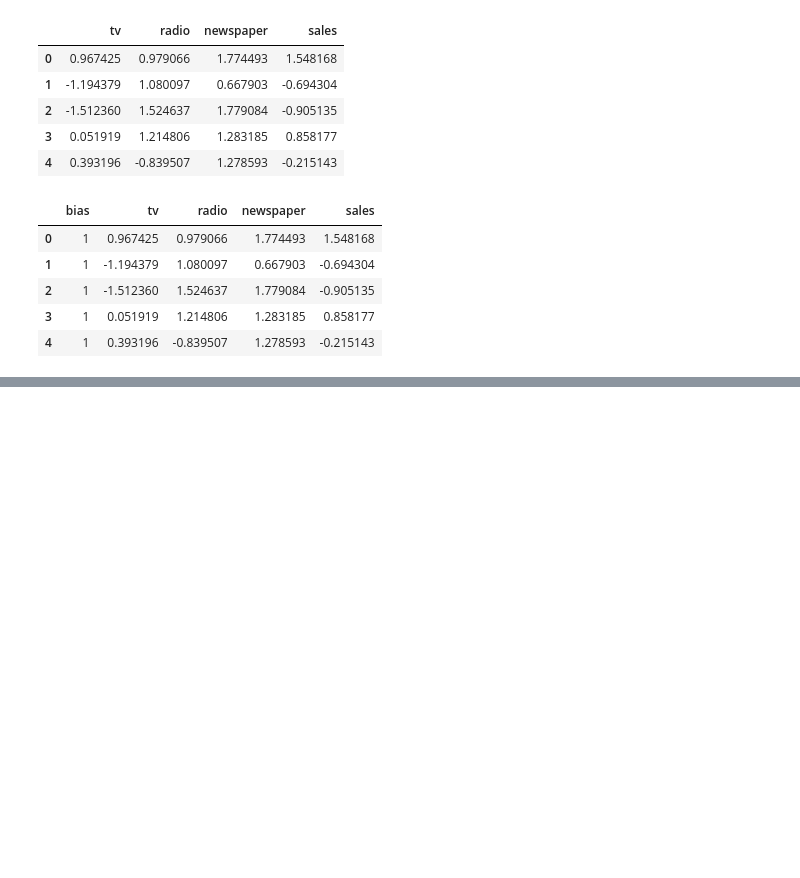
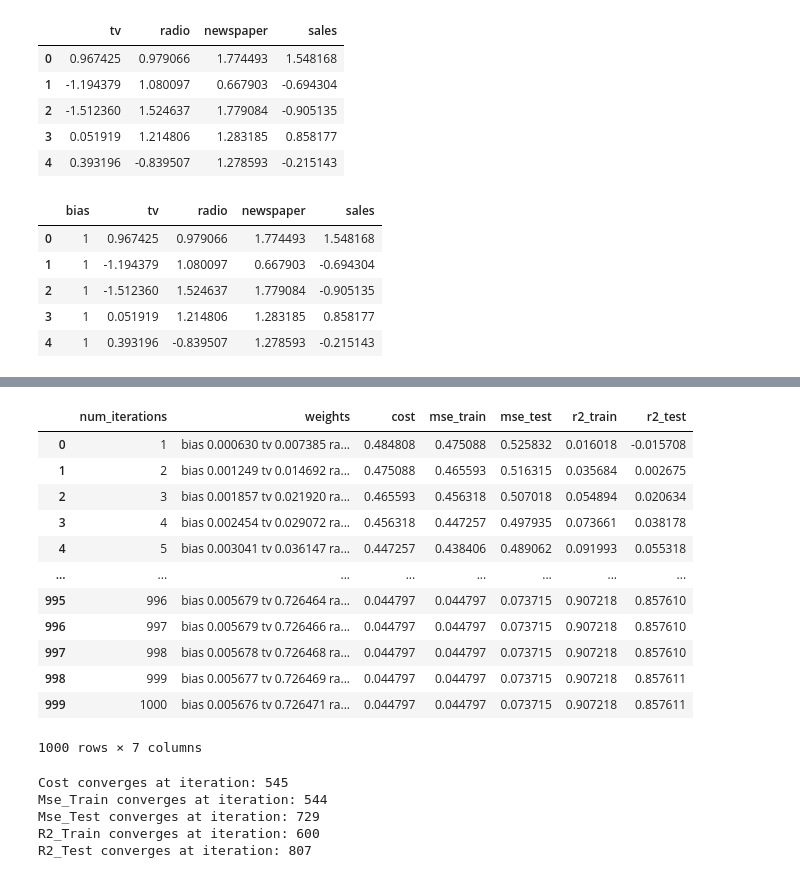
Before and after one commit to Pawmsdayl/CMSC197, a Jupyter notebook: Assignment2/[hw3].ipynb, the cells around one changed output, grey strips where cells are left out. Drawn from its saved outputs; the diff is of its cells as text; code cells hidden in the pictures; blank space fills up the shorter version.

```diff
--- a/Assignment2/[hw3].ipynb
+++ b/Assignment2/[hw3].ipynb
@@ -287,0 +394,17 @@ Both ^2 values are well above 0.75, which is considered as 'very strong positive
+# %%
+results_df = pd.DataFrame(iteration_history)
+results_df
+# %% [output]
+|  | num_iterations | weights | cost | mse_train | mse_test | r2_train | r2_test |
+| 0 | 1 | bias 0.000630 tv 0.007385 ra... | 0.484808 | 0.475088 | 0.525832 | 0.016018 | -0.015708 |
+| 1 | 2 | bias 0.001249 tv 0.014692 ra... | 0.475088 | 0.465593 | 0.516315 | 0.035684 | 0.002675 |
+| 2 | 3 | bias 0.001857 tv 0.021920 ra... | 0.465593 | 0.456318 | 0.507018 | 0.054894 | 0.020634 |
+| 3 | 4 | bias 0.002454 tv 0.029072 ra... | 0.456318 | 0.447257 | 0.497935 | 0.073661 | 0.038178 |
+| 4 | 5 | bias 0.003041 tv 0.036147 ra... | 0.447257 | 0.438406 | 0.489062 | 0.091993 | 0.055318 |
+| ... | ... | ... | ... | ... | ... | ... | ... |
+| 995 | 996 | bias 0.005679 tv 0.726464 ra... | 0.044797 | 0.044797 | 0.073715 | 0.907218 | 0.857610 |
+| 996 | 997 | bias 0.005679 tv 0.726466 ra... | 0.044797 | 0.044797 | 0.073715 | 0.907218 | 0.857610 |
+| 997 | 998 | bias 0.005678 tv 0.726468 ra... | 0.044797 | 0.044797 | 0.073715 | 0.907218 | 0.857610 |
+| 998 | 999 | bias 0.005677 tv 0.726469 ra... | 0.044797 | 0.044797 | 0.073715 | 0.907218 | 0.857611 |
+| 999 | 1000 | bias 0.005676 tv 0.726471 ra... | 0.044797 | 0.044797 | 0.073715 | 0.907218 | 0.857611 |
+1000 rows × 7 columns
@@ -287,0 +423,13 @@ Both ^2 values are well above 0.75, which is considered as 'very strong positive
+# %%
+# find convergence for all metrics
+metrics = list(iteration_history.keys())[2:]
+
+for metric in metrics:
+    convergence_iteration = find_convergence(metric)
+    print(f'{metric.title()} converges at iteration: {convergence_iteration}')
+# %% [output]
+Cost converges at iteration: 545
+Mse_Train converges at iteration: 544
+Mse_Test converges at iteration: 729
+R2_Train converges at iteration: 600
+R2_Test converges at iteration: 807
```
Also changed, not shown: parts of 26 cells of this notebook.
